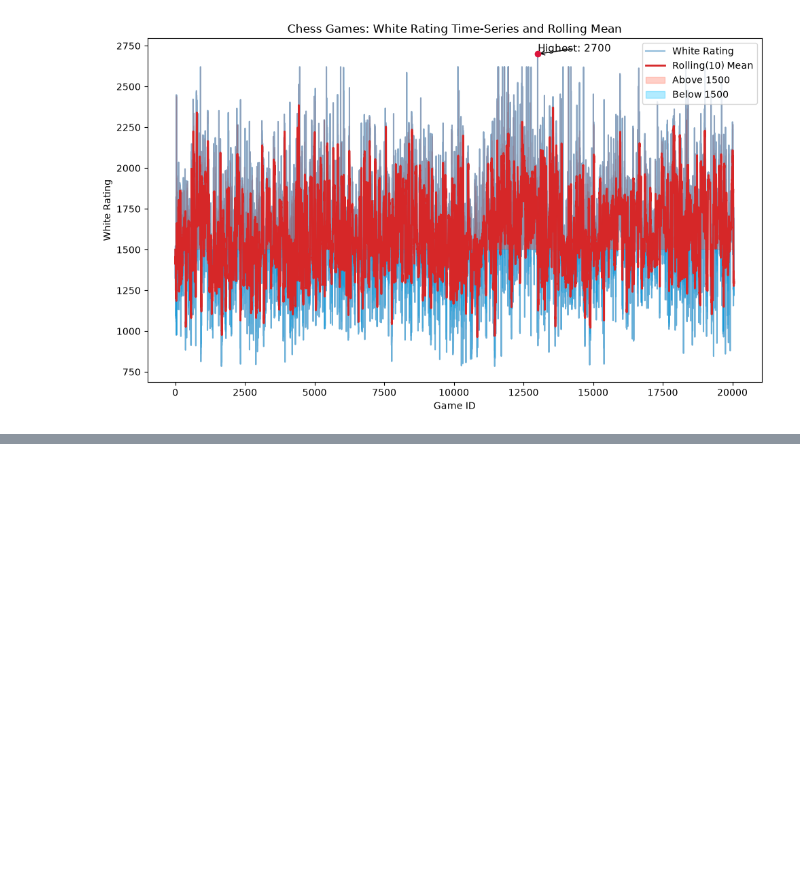
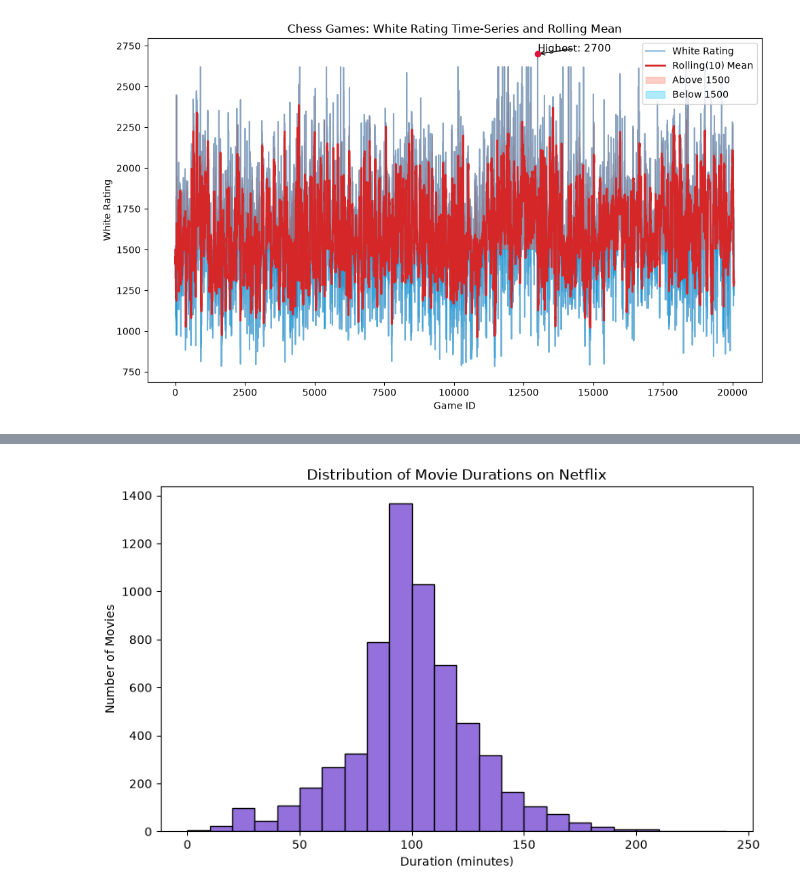
Before and after one commit to RanaEl-Madhoun/GSG_session8, a Jupyter notebook: notebook/practice.ipynb, the cells around one changed output, grey strips where cells are left out. Drawn from its saved outputs; the diff is of its cells as text; code cells hidden in the pictures; blank space fills up the shorter version.

```diff
--- a/notebook/practice.ipynb
+++ b/notebook/practice.ipynb
@@ -185,3 +185,8 @@ plt.savefig('chess_white_rating_timeseries.png', dpi=150)
 plt.show()
 # %% [output]
 [figure]
+# %%
+import pandas as pd
+netflix_path="../data/raw/netflix_titles.csv"
+netflix_df=pd.read_csv(netflix_path)
+netflix_df.head()
@@ -188,3 +200,18 @@ plt.show()
 # %%
-# Netflix EDA — 3 charts
-# (a) Histogram of movie duration. (b) Top 10 countries (horizontal bar, multi-country split). (c) Stacked bar 2013–2021.
+import matplotlib.pyplot as plt
+import numpy as np
+
+# (a) Plot a histogram of movie durations in minutes.
+# First, filter out only Movies and extract the minutes from the "duration" column
+movies = netflix_df[netflix_df['type'] == 'Movie'].copy()
+# Extract numeric part of duration (assume rows like "90 min")
+movies['duration_minutes'] = movies['duration'].str.extract(r'(\d+)').astype(float)
+plt.figure(figsize=(8, 5))
+plt.hist(movies['duration_minutes'].dropna(), bins=np.arange(0, 250, 10), color='mediumpurple', edgecolor='black')
+plt.title('Distribution of Movie Durations on Netflix')
+plt.xlabel('Duration (minutes)')
+plt.ylabel('Number of Movies')
+plt.tight_layout()
+plt.show()
+# %% [output]
+[figure, added]
```
Also changed, not shown: parts of 3 cells of this notebook.
